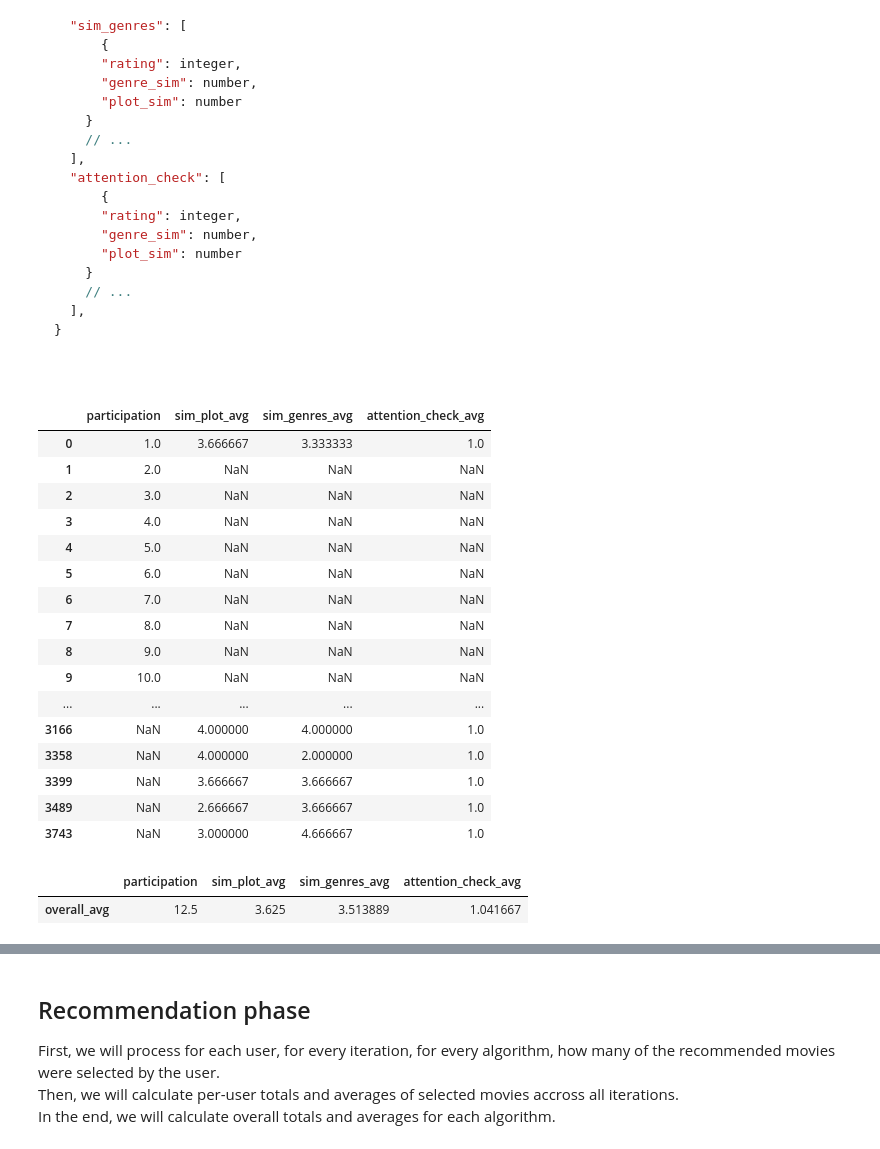
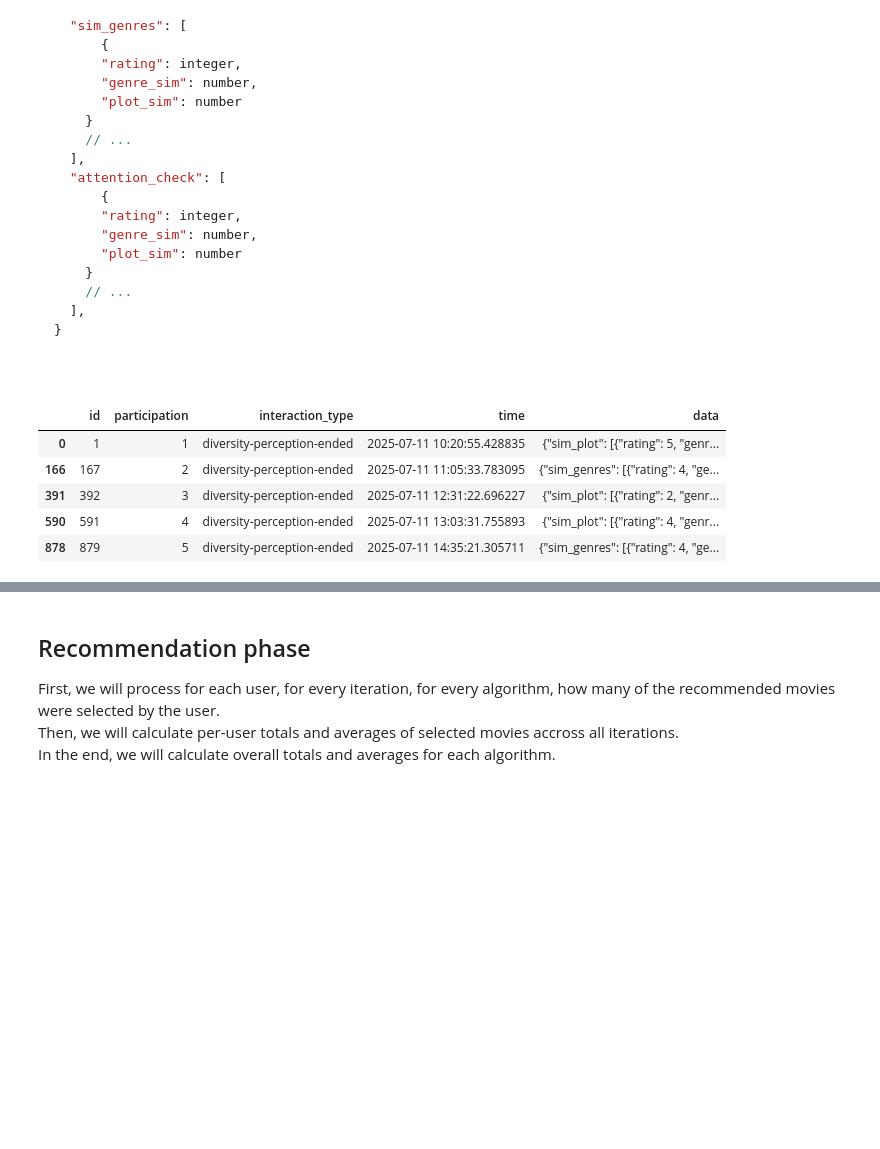
Before and after one commit to RichardFedak/llm-diversity, a Jupyter notebook: experiment/EasyStudy/reporting/report_pre_study.ipynb, the cells around one changed output, grey strips where cells are left out. Drawn from its saved outputs; the diff is of its cells as text; code cells hidden in the pictures; blank space fills up the shorter version.

```diff
--- a/experiment/EasyStudy/reporting/report_pre_study.ipynb
+++ b/experiment/EasyStudy/reporting/report_pre_study.ipynb
@@ -120,8 +121,16 @@ Data:
 # %%
 df_int = pd.read_csv("pre_study_interaction.csv")
 
 div_df = df_int[df_int["interaction_type"] == "diversity-perception-ended"].copy()
 
 # If a participant somehow produced more than one such row we keep last one
 div_df.sort_values("time", inplace=True)
 div_df = div_df.drop_duplicates("participation", keep="last")
+div_df.head(5)
+# %% [output]
+|  | id | participation | interaction_type | time | data |
+| 0 | 1 | 1 | diversity-perception-ended | 2025-07-11 10:20:55.428835 | {"sim_plot": [{"rating": 5, "genr... |
+| 166 | 167 | 2 | diversity-perception-ended | 2025-07-11 11:05:33.783095 | {"sim_genres": [{"rating": 4, "ge... |
+| 391 | 392 | 3 | diversity-perception-ended | 2025-07-11 12:31:22.696227 | {"sim_plot": [{"rating": 2, "genr... |
+| 590 | 591 | 4 | diversity-perception-ended | 2025-07-11 13:03:31.755893 | {"sim_plot": [{"rating": 4, "genr... |
+| 878 | 879 | 5 | diversity-perception-ended | 2025-07-11 14:35:21.305711 | {"sim_genres": [{"rating": 4, "ge... |
@@ -138,31 +136,0 @@ ratings_expanded = div_df["data"].apply(extract_avg_ratings).apply(pd.Series)
-# %%
-per_participant = pd.concat(
-    [div_df[["participation"]].reset_index(drop=True), ratings_expanded],
-    axis=1
-)
-
-per_participant
-# %% [output]
-|  | participation | sim_plot_avg | sim_genres_avg | attention_check_avg |
-| 0 | 1.0 | 3.666667 | 3.333333 | 1.0 |
-| 1 | 2.0 | NaN | NaN | NaN |
-| 2 | 3.0 | NaN | NaN | NaN |
-| 3 | 4.0 | NaN | NaN | NaN |
-| 4 | 5.0 | NaN | NaN | NaN |
-| 5 | 6.0 | NaN | NaN | NaN |
-| 6 | 7.0 | NaN | NaN | NaN |
-| 7 | 8.0 | NaN | NaN | NaN |
-| 8 | 9.0 | NaN | NaN | NaN |
-| 9 | 10.0 | NaN | NaN | NaN |
-| ... | ... | ... | ... | ... |
-| 3166 | NaN | 4.000000 | 4.000000 | 1.0 |
-| 3358 | NaN | 4.000000 | 2.000000 | 1.0 |
-| 3399 | NaN | 3.666667 | 3.666667 | 1.0 |
-| 3489 | NaN | 2.666667 | 3.666667 | 1.0 |
-| 3743 | NaN | 3.000000 | 4.666667 | 1.0 |
-# %%
-overall_avg = per_participant.mean(numeric_only=True).to_frame(name="overall_avg").T
-overall_avg
-# %% [output]
-|  | participation | sim_plot_avg | sim_genres_avg | attention_check_avg |
-| overall_avg | 12.5 | 3.625 | 3.513889 | 1.041667 |
```
Also changed, not shown: parts of 5 cells of this notebook.
